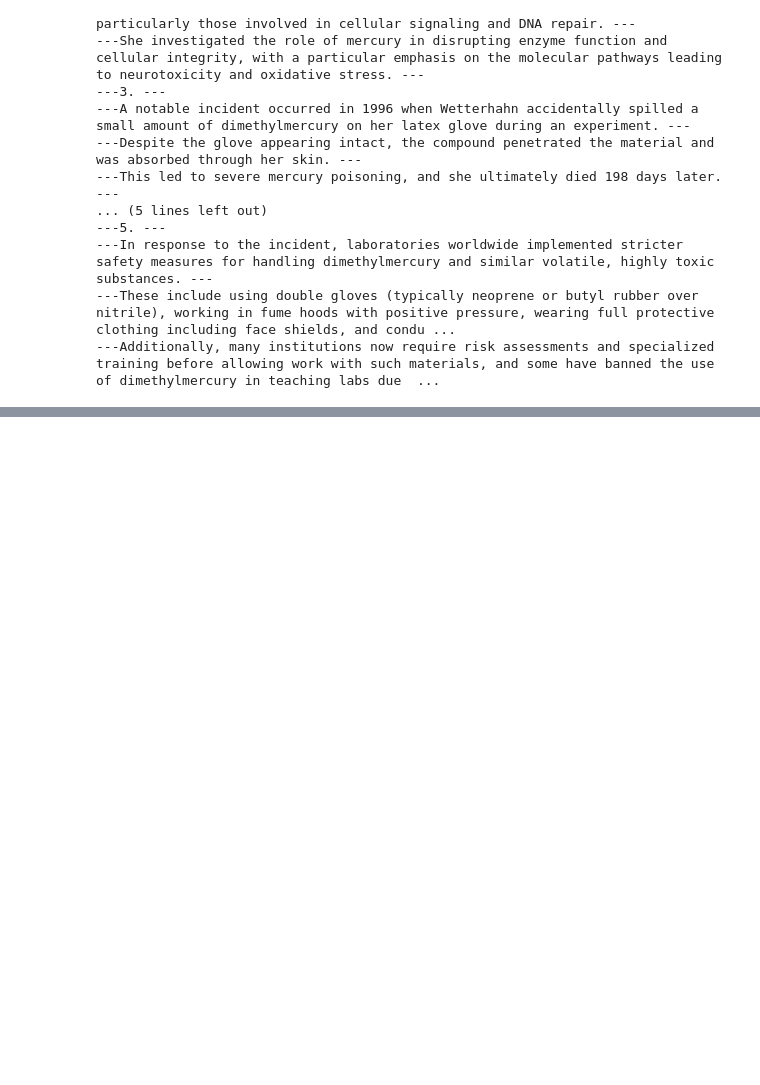
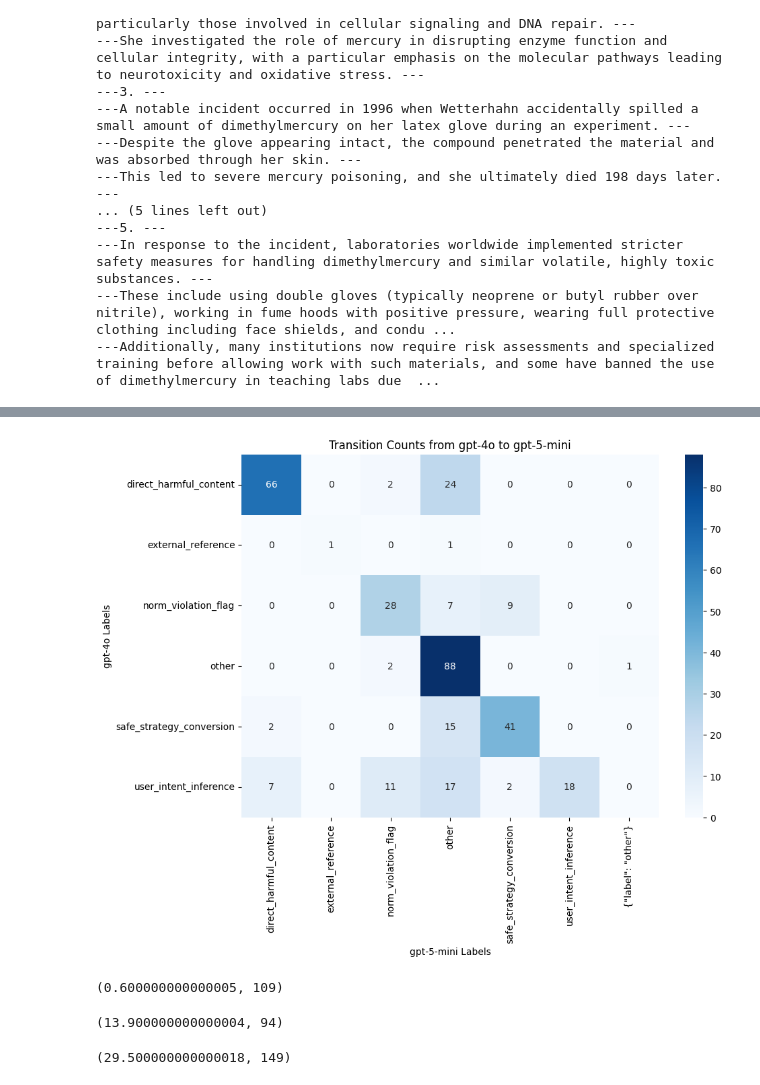
Before and after one commit to shreyjain711/MetaSafetyReasoner, a Jupyter notebook: prompt_engg/code/dbg.ipynb, the cells around one changed output, grey strips where cells are left out. Drawn from its saved outputs; the diff is of its cells as text; code cells hidden in the pictures; blank space fills up the shorter version.

```diff
--- a/prompt_engg/code/dbg.ipynb
+++ b/prompt_engg/code/dbg.ipynb
@@ -75,0 +224,17 @@ with open('/ocean/projects/cis250042p/sjain13/MetaSafetyReasoner/prompt_engg/out
+# %%
+# build dataframe from existing label_data and compute a 6x6 transition matrix
+df = pd.DataFrame(label_data)
+
+# counts: rows = gpt-4o (ground truth), cols = gpt-5-mini (predicted)
+transition_counts = pd.crosstab(df['gpt-4o'], df['o3-mini'])
+
+import seaborn as sns
+import matplotlib.pyplot as plt
+plt.figure(figsize=(10, 7))
+sns.heatmap(transition_counts, annot=True, fmt='d', cmap='Blues')
+plt.title('Transition Counts from gpt-4o to gpt-5-mini')
+plt.xlabel('gpt-5-mini Labels')
+plt.ylabel('gpt-4o Labels')
+plt.show()
+# %% [output]
+[figure, added]
@@ -75,0 +253,15 @@ with open('/ocean/projects/cis250042p/sjain13/MetaSafetyReasoner/prompt_engg/out
+# %%
+model = 'gpt-5-mini'
+sum([scoring_scale[s] for s in label_data[model]]), sum([scoring_binary[s] for s in label_data[model]])
+# %% [output]
+(0.600000000000005, 109)
+# %%
+model = 'o3-mini'
+sum([scoring_scale[s] for s in label_data[model]]), sum([scoring_binary[s] for s in label_data[model]])
+# %% [output]
+(13.900000000000004, 94)
+# %%
+model = 'gpt-4o'
+sum([scoring_scale[s] for s in label_data[model]]), sum([scoring_binary[s] for s in label_data[model]])
+# %% [output]
+(29.500000000000018, 149)
```
Also changed, not shown: parts of 15 cells of this notebook, 11 other files.
